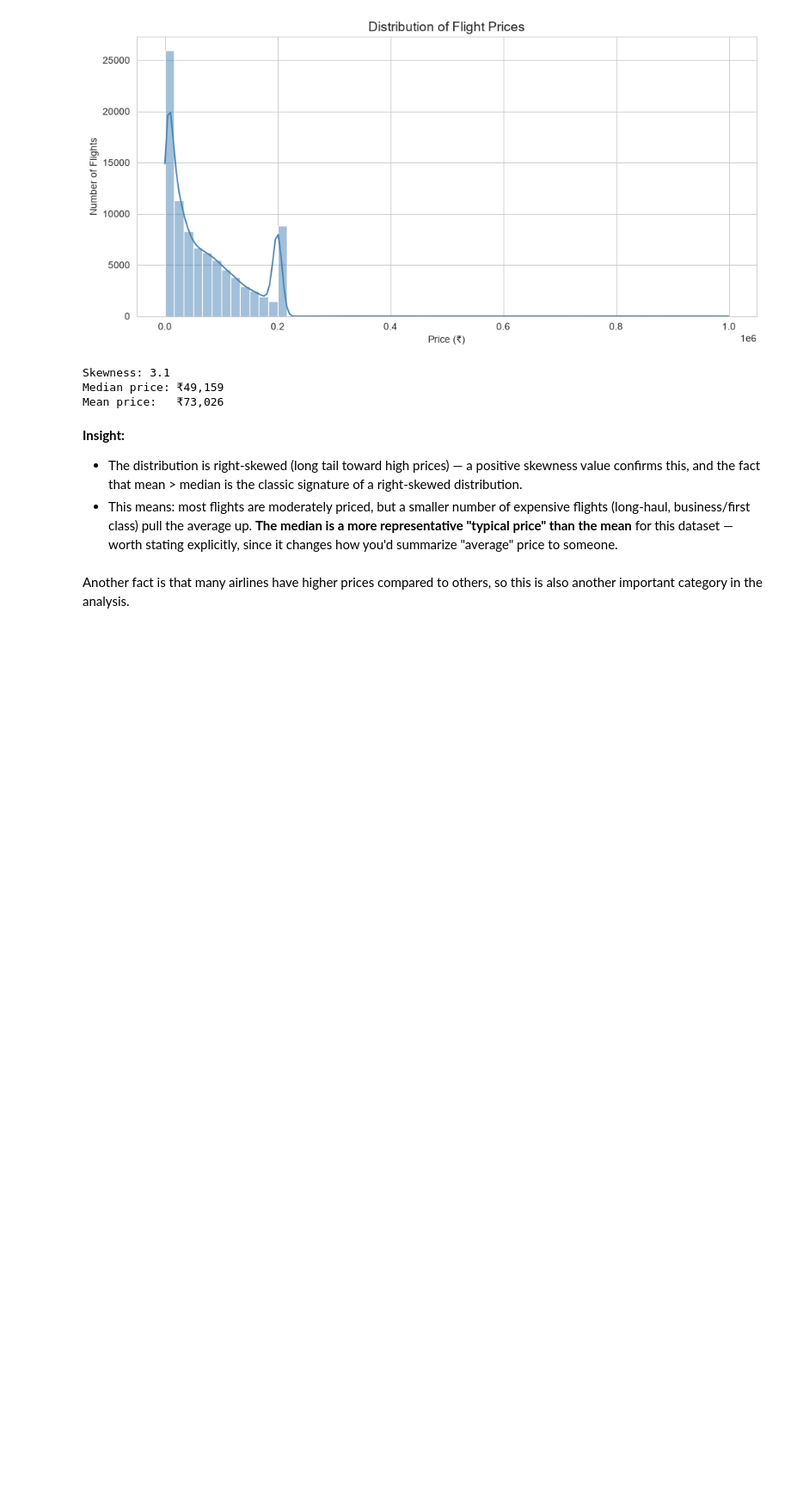
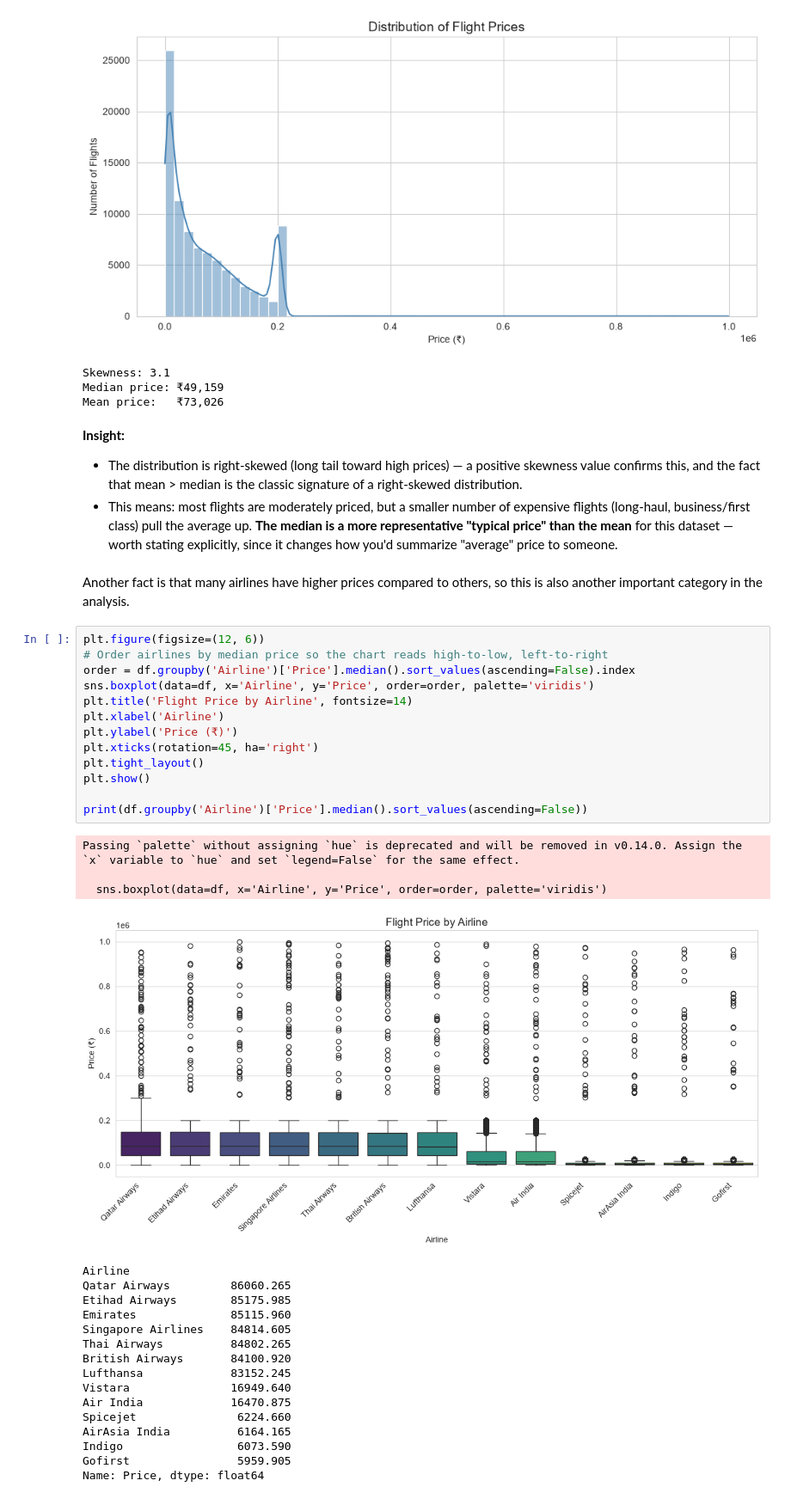
Before and after one commit to thiyaneshsuccess-svg/Data-analysis-based-on-flight-price-dataset, a Jupyter notebook: datavisualisation.ipynb, the cells around one changed output. Shown at 86% size. Cells and saved outputs as stored; diff of their text form; blank space fills up the shorter version.

Commit message:
Code for Visualizing Price by the way Analysis
Compared flight prices across airlines using a box plot. Analyzed median prices, typical price ranges, and outliers to understand the board difference between airlines and price variations with each airline.

```diff
--- a/datavisualisation.ipynb
+++ b/datavisualisation.ipynb
@@ -55,3 +55,36 @@ Mean price:   ₹73,026
   explicitly, since it changes how you'd summarize "average" price to someone.
 # %% [markdown]
 Another fact is that many airlines have higher prices compared to others, so this is also another important category in the analysis.
+# %%
+plt.figure(figsize=(12, 6))
+# Order airlines by median price so the chart reads high-to-low, left-to-right
+order = df.groupby('Airline')['Price'].median().sort_values(ascending=False).index
+sns.boxplot(data=df, x='Airline', y='Price', order=order, palette='viridis')
+plt.title('Flight Price by Airline', fontsize=14)
+plt.xlabel('Airline')
+plt.ylabel('Price (₹)')
+plt.xticks(rotation=45, ha='right')
+plt.tight_layout()
+plt.show()
+
+print(df.groupby('Airline')['Price'].median().sort_values(ascending=False))
+# %% [output]
+Passing `palette` without assigning `hue` is deprecated and will be removed in v0.14.0. Assign the `x` variable to `hue` and set `legend=False` for the same effect.
+
+  sns.boxplot(data=df, x='Airline', y='Price', order=order, palette='viridis')
+[figure, added]
+Airline
+Qatar Airways         86060.265
+Etihad Airways        85175.985
+Emirates              85115.960
+Singapore Airlines    84814.605
+Thai Airways          84802.265
+British Airways       84100.920
+Lufthansa             83152.245
+Vistara               16949.640
+Air India             16470.875
+Spicejet               6224.660
+AirAsia India          6164.165
+Indigo                 6073.590
+Gofirst                5959.905
+Name: Price, dtype: float64
```
